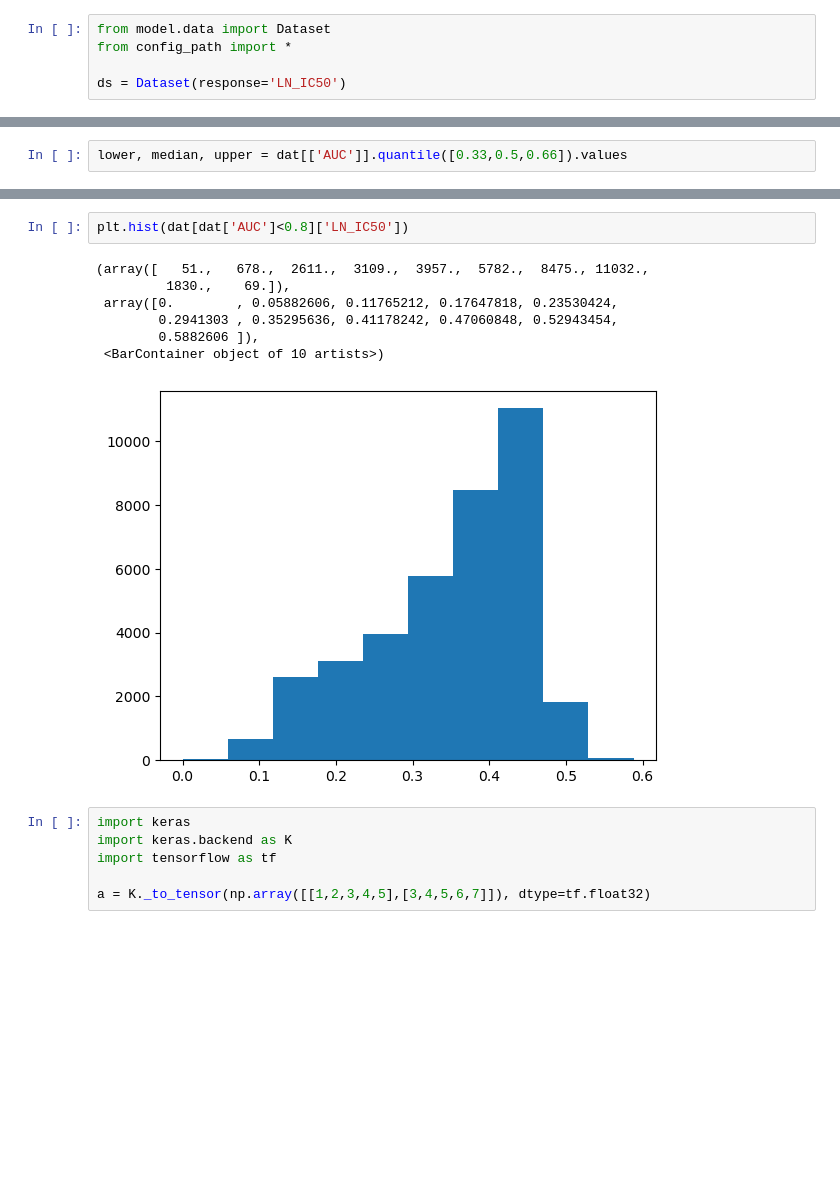
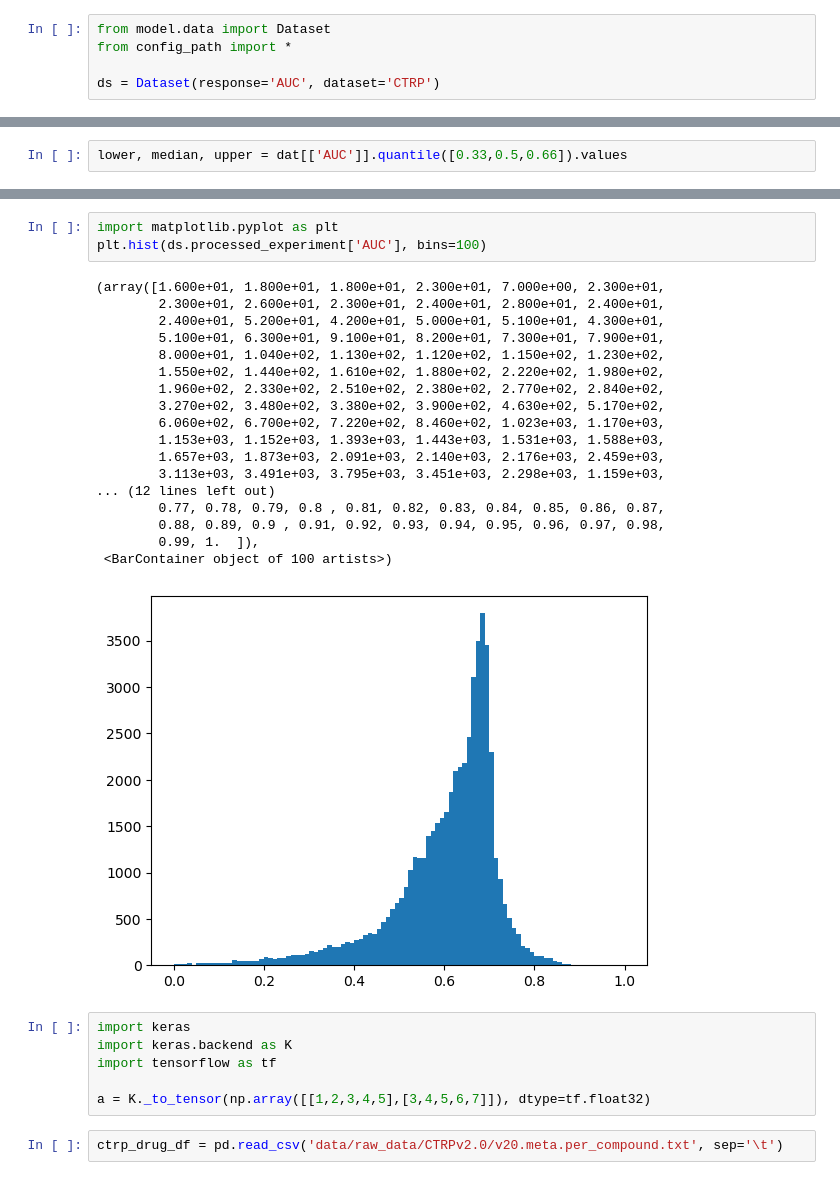
Before and after one commit to mglnbk/MGNet, a Jupyter notebook: data_handler.ipynb, the cells around one changed output, grey strips where cells are left out. Saved outputs shown, nothing was run; the diff lists cells and outputs as text; blank space fills up the shorter version.

Commit message:
lr=0.001,CTRP,shreshold.5, change drug_name

```diff
--- a/data_handler.ipynb
+++ b/data_handler.ipynb
@@ -614,7 +614,7 @@ experiment.tail()
 from model.data import Dataset
 from config_path import *
 
-ds = Dataset(response='LN_IC50')
+ds = Dataset(response='AUC', dataset='CTRP')
 # %% [output]
 Loading Copy Number Abberation Data...
 Loading Copy Number Abberation Data Done
@@ -661,16 +653,30 @@ print(upper)
-# %%
-plt.hist(dat[dat['AUC']<0.8]['LN_IC50'])
-# %% [output]
-(array([   51.,   678.,  2611.,  3109.,  3957.,  5782.,  8475., 11032.,
-         1830.,    69.]),
- array([0.        , 0.05882606, 0.11765212, 0.17647818, 0.23530424,
-        0.2941303 , 0.35295636, 0.41178242, 0.47060848, 0.52943454,
-        0.5882606 ]),
- <BarContainer object of 10 artists>)
-[figure, removed]
+# %%
+import matplotlib.pyplot as plt
+plt.hist(ds.processed_experiment['AUC'], bins=100)
+# %% [output]
+(array([1.600e+01, 1.800e+01, 1.800e+01, 2.300e+01, 7.000e+00, 2.300e+01,
+        2.300e+01, 2.600e+01, 2.300e+01, 2.400e+01, 2.800e+01, 2.400e+01,
+        2.400e+01, 5.200e+01, 4.200e+01, 5.000e+01, 5.100e+01, 4.300e+01,
+        5.100e+01, 6.300e+01, 9.100e+01, 8.200e+01, 7.300e+01, 7.900e+01,
+        8.000e+01, 1.040e+02, 1.130e+02, 1.120e+02, 1.150e+02, 1.230e+02,
+        1.550e+02, 1.440e+02, 1.610e+02, 1.880e+02, 2.220e+02, 1.980e+02,
+        1.960e+02, 2.330e+02, 2.510e+02, 2.380e+02, 2.770e+02, 2.840e+02,
+        3.270e+02, 3.480e+02, 3.380e+02, 3.900e+02, 4.630e+02, 5.170e+02,
+        6.060e+02, 6.700e+02, 7.220e+02, 8.460e+02, 1.023e+03, 1.170e+03,
+        1.153e+03, 1.152e+03, 1.393e+03, 1.443e+03, 1.531e+03, 1.588e+03,
+        1.657e+03, 1.873e+03, 2.091e+03, 2.140e+03, 2.176e+03, 2.459e+03,
+        3.113e+03, 3.491e+03, 3.795e+03, 3.451e+03, 2.298e+03, 1.159e+03,
+... (12 lines left out)
+        0.77, 0.78, 0.79, 0.8 , 0.81, 0.82, 0.83, 0.84, 0.85, 0.86, 0.87,
+        0.88, 0.89, 0.9 , 0.91, 0.92, 0.93, 0.94, 0.95, 0.96, 0.97, 0.98,
+        0.99, 1.  ]),
+ <BarContainer object of 100 artists>)
+[figure, added]
 # %%
 import keras
 import keras.backend as K
 import tensorflow as tf
 
 a = K._to_tensor(np.array([[1,2,3,4,5],[3,4,5,6,7]]), dtype=tf.float32)
+# %%
+ctrp_drug_df = pd.read_csv('data/raw_data/CTRPv2.0/v20.meta.per_compound.txt', sep='\t')
```
Also changed, not shown: parts of 11 cells of this notebook, 4 other files.
